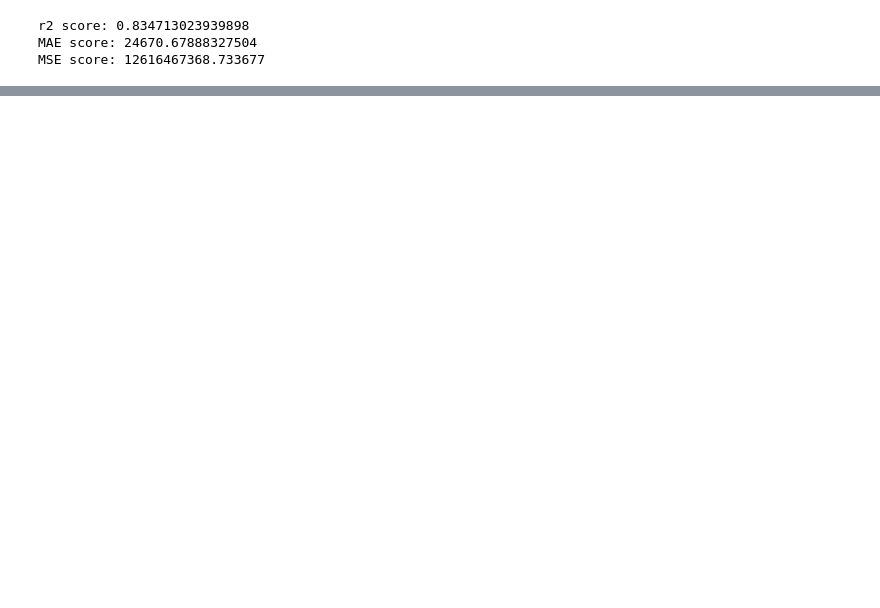
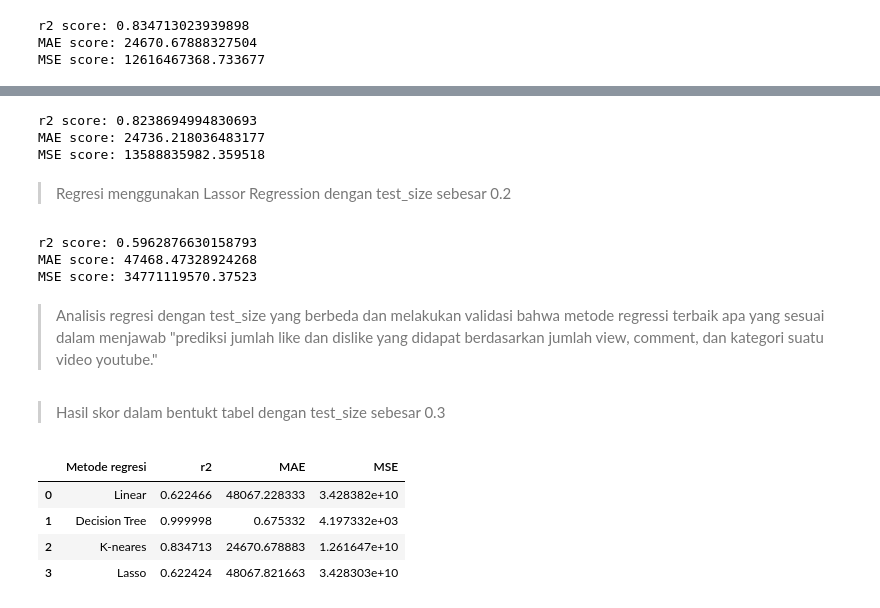
Before and after one commit to nofamex/TA-KASDD, a Jupyter notebook: main.ipynb, the cells around one changed output, grey strips where cells are left out. Cells and saved outputs as stored; diff of their text form; code cells hidden in the pictures; blank space fills up the shorter version.

```diff
--- a/main.ipynb
+++ b/main.ipynb
@@ -896,0 +1031,41 @@ Dari hasil regresi menggunakan beberapa algoritma dapat kita lihat yang memiliki
+# %%
+# Building model K-Neares Neighbour
+knear = KNeighborsRegressor()
+knear.fit(scaled_data_reg, target)
+prediction = knear.predict(X_test)
+evaluate_regression_performance(y_test, prediction, knear)
+# %% [output]
+r2 score: 0.8238694994830693
+MAE score: 24736.218036483177
+MSE score: 13588835982.359518
+# %% [markdown]
+> Regresi menggunakan Lassor Regression dengan test_size sebesar 0.2
+# %%
+# Building model Lasso Regression
+lasso = Lasso()
+lasso.fit(scaled_data_reg, target)
+prediction = lasso.predict(X_test)
+evaluate_regression_performance(y_test, prediction, lasso)
+# %% [output]
+r2 score: 0.5962876630158793
+MAE score: 47468.47328924268
+MSE score: 34771119570.37523
+# %% [markdown]
+> Analisis regresi dengan test_size yang berbeda dan melakukan validasi bahwa metode regressi terbaik apa yang sesuai dalam menjawab  "prediksi jumlah like dan dislike yang didapat berdasarkan jumlah view, comment, dan kategori suatu video youtube."
+# %% [markdown]
+> Hasil skor dalam bentukt tabel dengan test_size sebesar 0.3
+# %%
+# Menampilkan skor tabel pertandingan
+data_regresi = {'Metode regresi': ['Linear', 'Decision Tree', 'K-neares', 'Lasso'],
+        'r2': [0.6224661983196893, 0.9999980488921812, 0.834713023939898, 0.6224243094176387],
+        'MAE': [48067.22833303439, 0.6753323468411387, 24670.67888327504, 48067.82166347018],
+        'MSE': [34283820884.828876, 4197.332460429385, 12616467368.733677, 34283030148.52514]}
+
+df_regresi = pd.DataFrame(data_regresi)
+df_regresi
+# %% [output]
+|  | Metode regresi | r2 | MAE | MSE |
+| 0 | Linear | 0.622466 | 48067.228333 | 3.428382e+10 |
+| 1 | Decision Tree | 0.999998 | 0.675332 | 4.197332e+03 |
+| 2 | K-neares | 0.834713 | 24670.678883 | 1.261647e+10 |
+| 3 | Lasso | 0.622424 | 48067.821663 | 3.428303e+10 |
```
Also changed, not shown: parts of 80 cells of this notebook, 2 other files.
